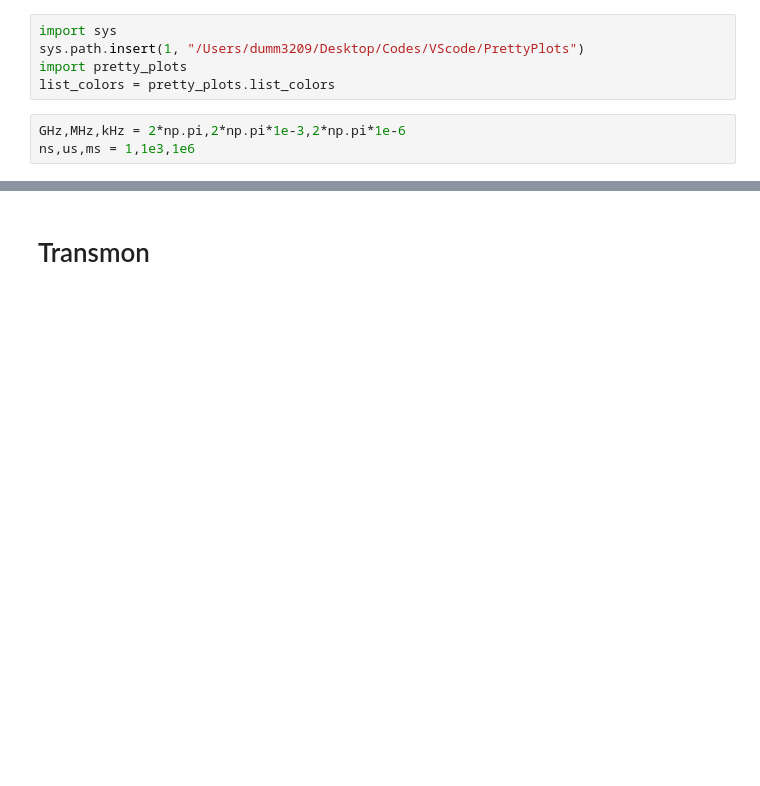
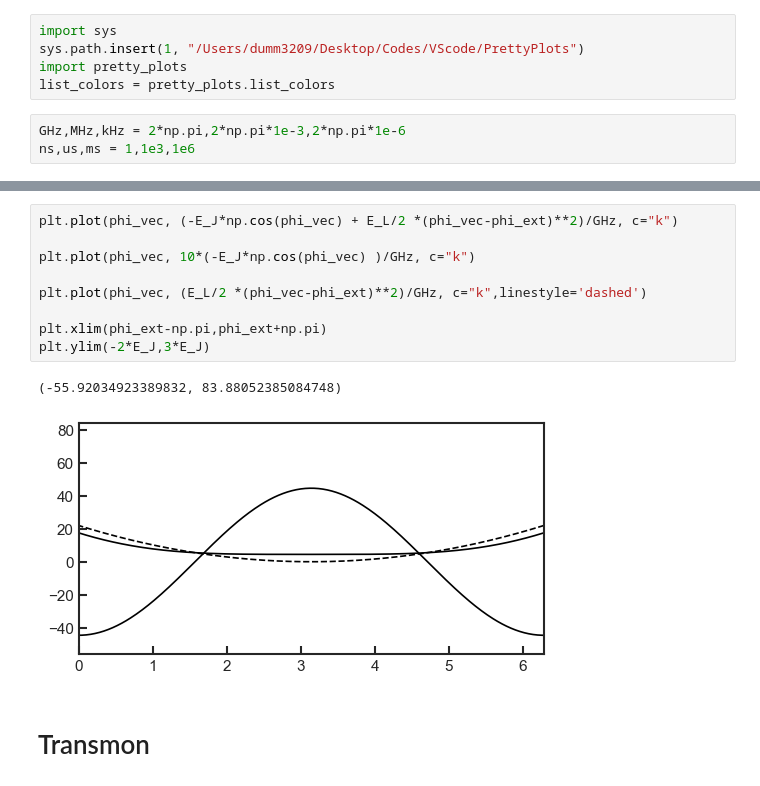
Before and after one commit to mariefdum/ionization, a Jupyter notebook: Example_L_shunted_transmon.ipynb, the cells around one changed output, grey strips where cells are left out. Cells and saved outputs as stored; diff of their text form; blank space fills up the shorter version.

```diff
--- a/Example_L_shunted_transmon.ipynb
+++ b/Example_L_shunted_transmon.ipynb
@@ -67,6 +109,18 @@ eps_d_vec = np.arange(0,eps_d_max,eps_d_step)
 N_times = 1
 N_periods = 1
 phi = 0
+# %%
+plt.plot(phi_vec, (-E_J*np.cos(phi_vec) + E_L/2 *(phi_vec-phi_ext)**2)/GHz, c="k")
+
+plt.plot(phi_vec, 10*(-E_J*np.cos(phi_vec) )/GHz, c="k")
+
+plt.plot(phi_vec, (E_L/2 *(phi_vec-phi_ext)**2)/GHz, c="k",linestyle='dashed')
+
+plt.xlim(phi_ext-np.pi,phi_ext+np.pi)
+plt.ylim(-2*E_J,3*E_J)
+# %% [output]
+(-55.92034923389832, 83.88052385084748)
+[figure, added]
 # %% [markdown]
 # Transmon
 # %%
```
Also changed, not shown: parts of 14 cells of this notebook.
